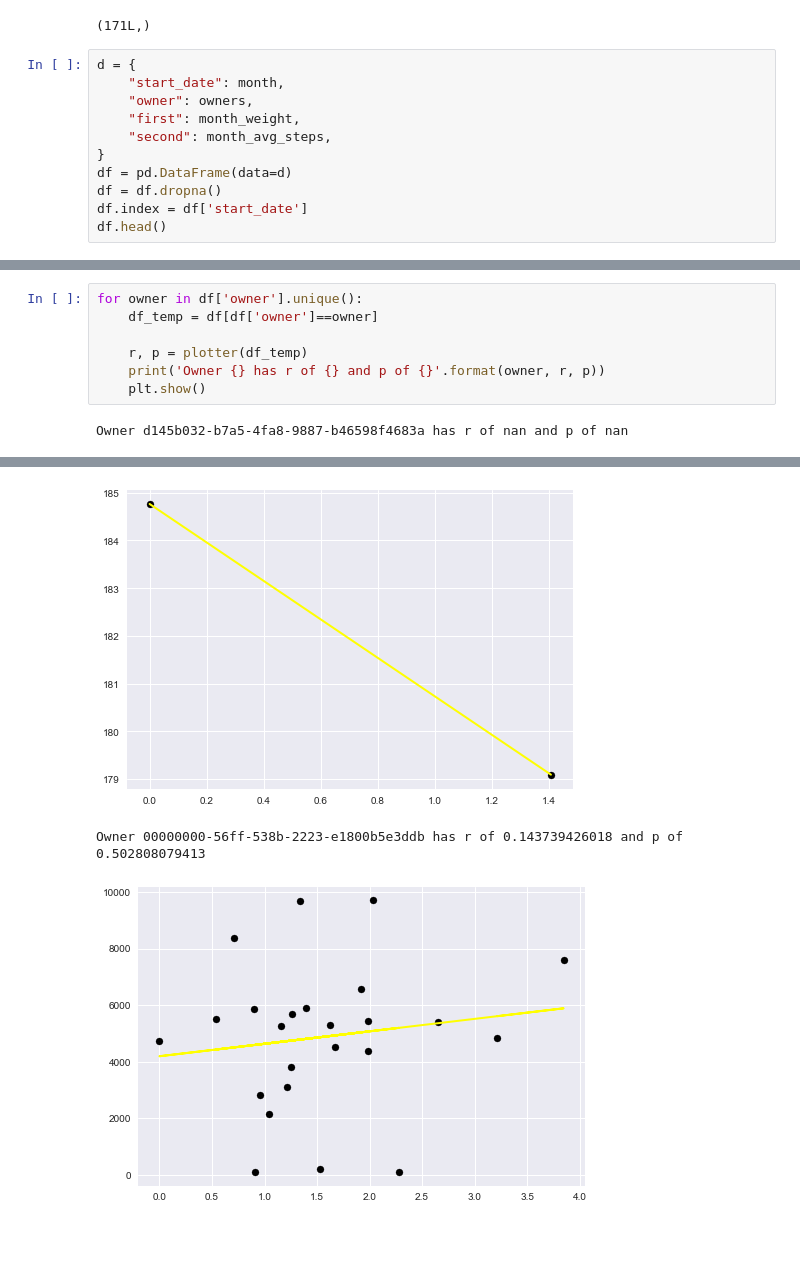
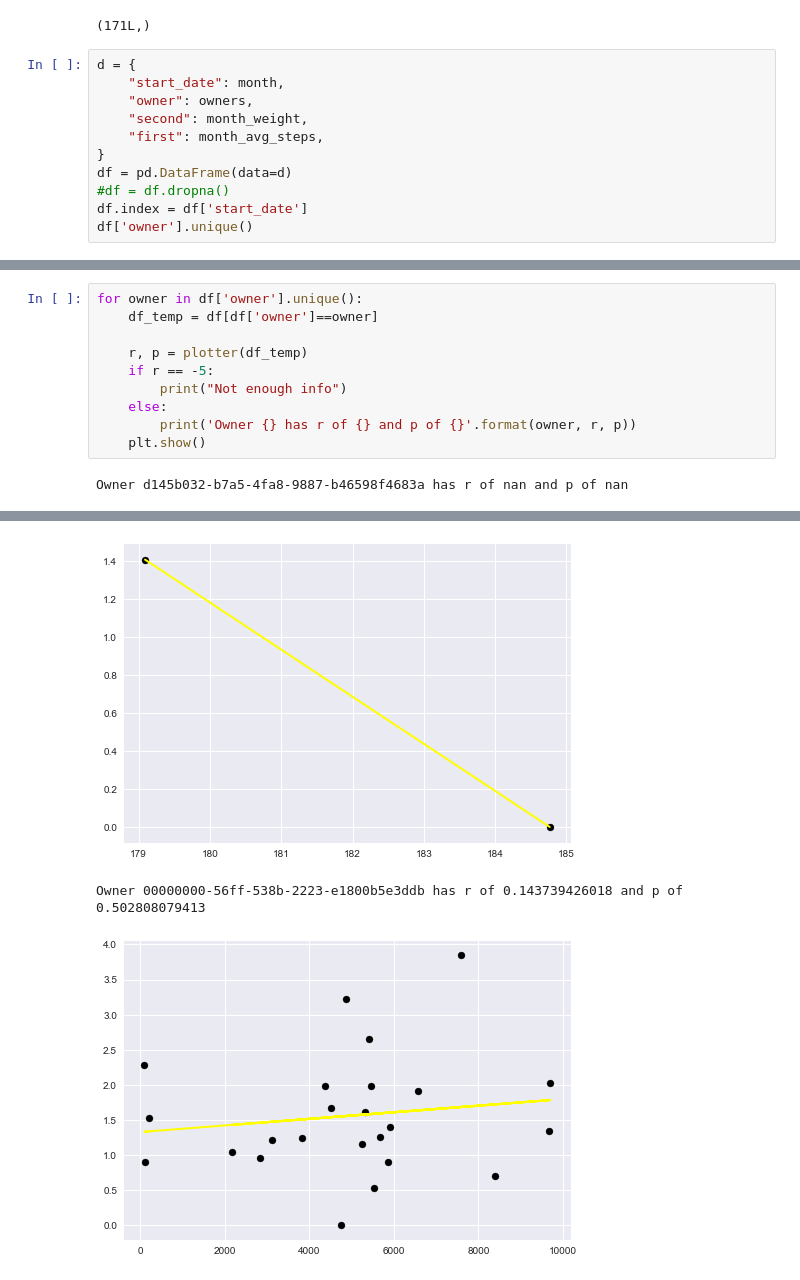
Before and after one commit to OngoDSS/Notebooks, a Jupyter notebook: sebastian_ongo.ipynb, the cells around one changed output, grey strips where cells are left out. Cells and saved outputs as stored; diff of their text form; blank space fills up the shorter version.

```diff
--- a/sebastian_ongo.ipynb
+++ b/sebastian_ongo.ipynb
@@ -359,11 +359,11 @@ month_weight.shape
 d = {
     "start_date": month,
     "owner": owners,
-    "first": month_weight,
-    "second": month_avg_steps,
+    "second": month_weight,
+    "first": month_avg_steps,
 }
 df = pd.DataFrame(data=d)
-df = df.dropna()
+#df = df.dropna()
 df.index = df['start_date']
-df.head()
+df['owner'].unique()
 # %% [output]
@@ -379,7 +378,10 @@ for owner in df['owner'].unique():
     df_temp = df[df['owner']==owner]
 
     r, p = plotter(df_temp)
-    print('Owner {} has r of {} and p of {}'.format(owner, r, p))
+    if r == -5:
+        print("Not enough info")
+    else:
+        print('Owner {} has r of {} and p of {}'.format(owner, r, p))
     plt.show()
 # %% [output]
 Owner d145b032-b7a5-4fa8-9887-b46598f4683a has r of nan and p of nan
@@ -389,4 +395,4 @@ Owner 00000000-5851-ee08-eb34-e20acc5af74e has r of 0.0598424088874 and p of 0.9
 Owner 00000000-584d-a4f0-bdee-d4102b989ce5 has r of -1.0 and p of 0.0
-[figure, old version]
+[figure, new version]
 Owner 00000000-56ff-538b-2223-e1800b5e3ddb has r of 0.143739426018 and p of 0.502808079413
-[figure, old version]
+[figure, new version]
```
Also changed, not shown: parts of 2 cells of this notebook.
